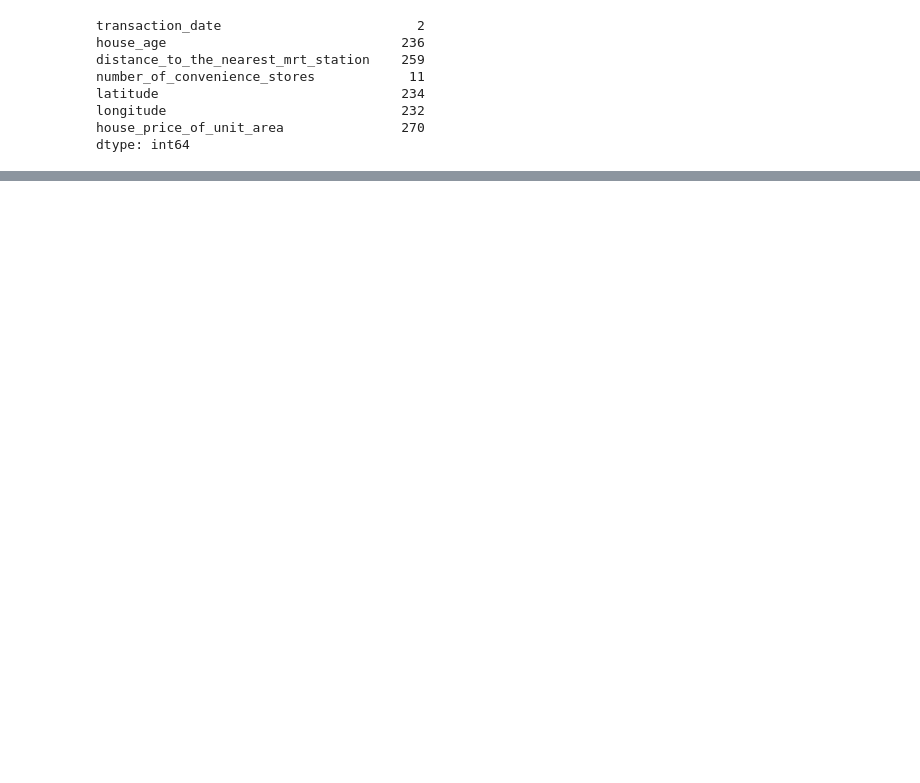
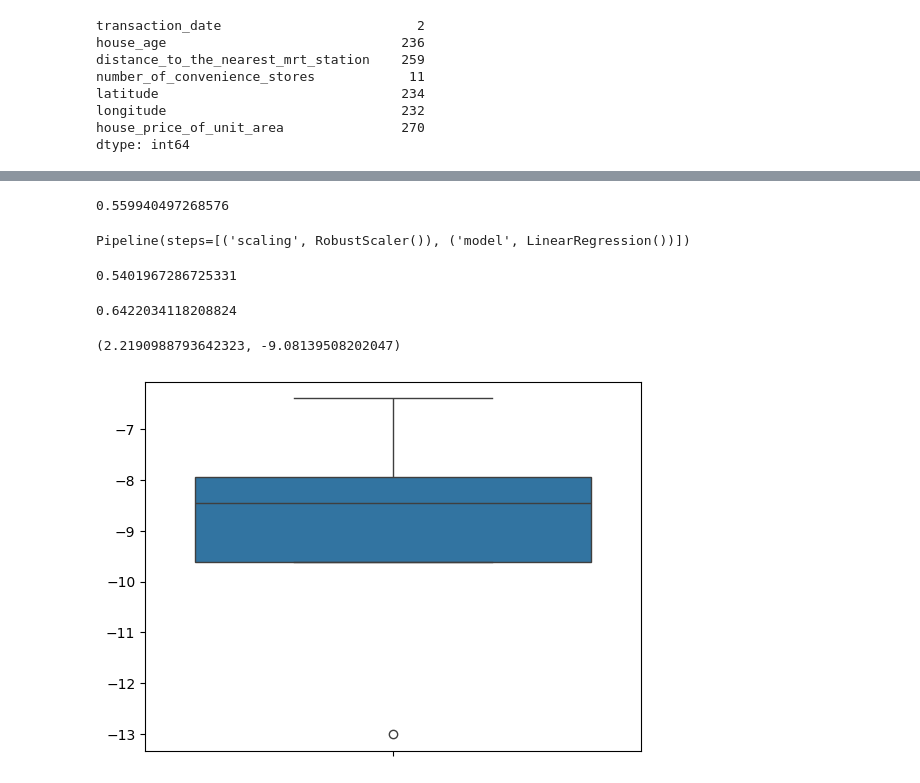
Before and after one commit to tienphatnguyendev/machine-learning-docs, a Jupyter notebook: linear-model/linear-regression/notebooks/linear-regression.ipynb, the cells around one changed output, grey strips where cells are left out. Drawn from its saved outputs; the diff is of its cells as text; code cells hidden in the pictures; blank space fills up the shorter version.

```diff
--- a/linear-model/linear-regression/notebooks/linear-regression.ipynb
+++ b/linear-model/linear-regression/notebooks/linear-regression.ipynb
@@ -174,0 +216,7 @@ True
+# %%
+full_pipeline = Pipeline(steps=[
+    ('preprocessor', preprocessor),
+    ('model', XGBRegressor(enable_categorical=True, random_state=42, n_jobs=-1, objective='reg:squarederror', eval_metric='rmse', n_estimators=700, max_depth=8, learning_rate=0.001, reg_alpha=0.05, reg_lambda=0.05))
+])
+# %%
+full_pipeline.fit(Xtrain, ytrain)
@@ -174,0 +246,37 @@ True
+# %%
+y_test_pred = full_pipeline.predict(Xtest)
+print(r2_score(ytest, y_test_pred))
+# %% [output]
+0.559940497268576
+# %%
+lin_pl = Pipeline(steps=[
+    ('scaling', RobustScaler()),
+    ('model', LinearRegression())
+])
+lin_pl.fit(Xtrain, ytrain)
+# %% [output]
+Pipeline(steps=[('scaling', RobustScaler()), ('model', LinearRegression())])
+# %%
+y_train_pred = lin_pl.predict(Xtrain)
+print(r2_score(ytrain, y_train_pred))
+# %% [output]
+0.5401967286725331
+# %%
+y_test_pred = lin_pl.predict(Xtest)
+print(r2_score(ytest, y_test_pred))
+# %% [output]
+0.6422034118208824
+# %%
+scores = cross_val_score(
+    cv=KFold(shuffle=True, random_state=42),
+    estimator=lin_pl,
+    scoring='neg_root_mean_squared_error',
+    X=Xtrain,
+    y=ytrain
+)
+# %%
+sns.boxplot(scores)
+np.std(scores), np.mean(scores)
+# %% [output]
+(2.2190988793642323, -9.08139508202047)
+[figure, added]
```
Also changed, not shown: parts of 27 cells of this notebook.
